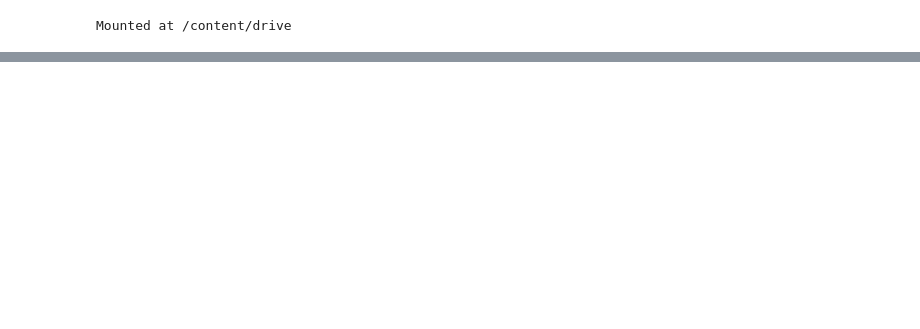
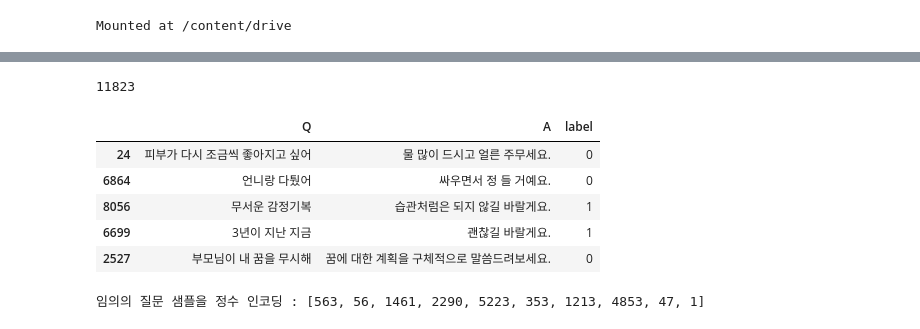
Before and after one commit to ParkEunHyeok/AI_Study, a Jupyter notebook: Kermit_V2/Transformer_Chatbot.ipynb, the cells around one changed output, grey strips where cells are left out. Drawn from its saved outputs; the diff is of its cells as text; code cells hidden in the pictures; blank space fills up the shorter version.

```diff
--- a/Kermit_V2/Transformer_Chatbot.ipynb
+++ b/Kermit_V2/Transformer_Chatbot.ipynb
@@ -16,0 +39,11 @@ Mounted at /content/drive
+# %%
+print(len(train_data))
+train_data.sample(5)
+# %% [output]
+11823
+|  | Q | A | label |
+| 24 | 피부가 다시 조금씩 좋아지고 싶어 | 물 많이 드시고 얼른 주무세요. | 0 |
+| 6864 | 언니랑 다퉜어 | 싸우면서 정 들 거예요. | 0 |
+| 8056 | 무서운 감정기복 | 습관처럼은 되지 않길 바랄게요. | 1 |
+| 6699 | 3년이 지난 지금 | 괜찮길 바랄게요. | 1 |
+| 2527 | 부모님이 내 꿈을 무시해 | 꿈에 대한 계획을 구체적으로 말씀드려보세요. | 0 |
@@ -16,0 +73,31 @@ Mounted at /content/drive
+# %%
+#정수 인코딩과 패딩
+# 서브워드텍스트인코더 토크나이저의 .encode()를 사용하여 텍스트 시퀀스를 정수 시퀀스로 변환.
+print('임의의 질문 샘플을 정수 인코딩 : {}'.format(tokenizer.encode(questions[20])))
+#출력 : 임의의 질문 샘플을 정수 인코딩 : [8656, 331]
+
+# 최대 길이를 40으로 정의
+MAX_LENGTH = 40
+
+# 토큰화 / 정수 인코딩 / 시작 토큰과 종료 토큰 추가 / 패딩
+def tokenize_and_filter(inputs, outputs):
+  tokenized_inputs, tokenized_outputs = [], []
+
+  for (sentence1, sentence2) in zip(inputs, outputs):
+    # encode(토큰화 + 정수 인코딩), 시작 토큰과 종료 토큰 추가
+    sentence1 = START_TOKEN + tokenizer.encode(sentence1) + END_TOKEN
+    sentence2 = START_TOKEN + tokenizer.encode(sentence2) + END_TOKEN
+
+    tokenized_inputs.append(sentence1)
+    tokenized_outputs.append(sentence2)
+
+  # 패딩
+  tokenized_inputs = tf.keras.preprocessing.sequence.pad_sequences(
+      tokenized_inputs, maxlen=MAX_LENGTH, padding='post')
+  tokenized_outputs = tf.keras.preprocessing.sequence.pad_sequences(
+      tokenized_outputs, maxlen=MAX_LENGTH, padding='post')
+
+  return tokenized_inputs, tokenized_outputs
+questions, answers = tokenize_and_filter(questions, answers)
+# %% [output]
+임의의 질문 샘플을 정수 인코딩 : [563, 56, 1461, 2290, 5223, 353, 1213, 4853, 47, 1]
```
Also changed, not shown: parts of 20 cells of this notebook.
